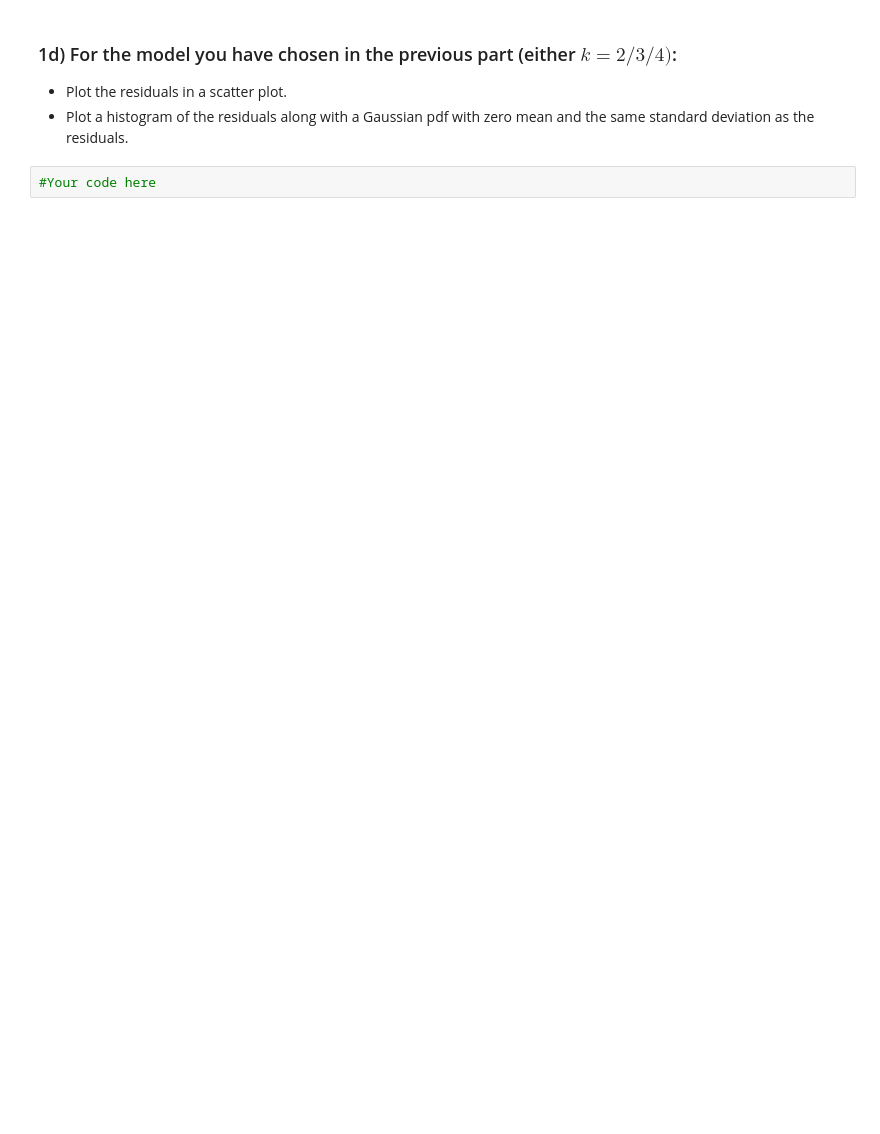
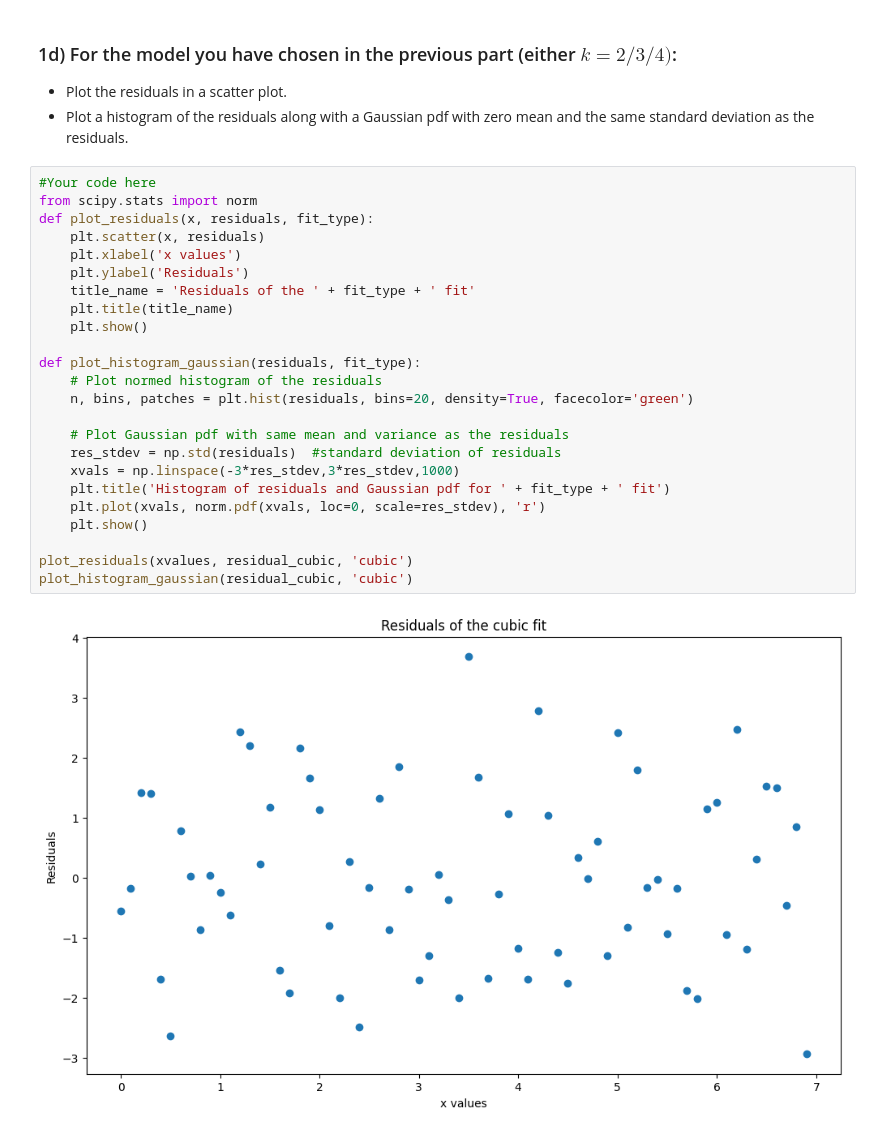
Before and after one commit to RohanDaggar/IB-data-science, a Jupyter notebook: Exercises/01 Exercise Notebook 1.ipynb, the cells around one changed output. Cells and saved outputs as stored; diff of their text form; blank space fills up the shorter version.

```diff
--- a/Exercises/01 Exercise Notebook 1.ipynb
+++ b/Exercises/01 Exercise Notebook 1.ipynb
@@ -99,5 +186,29 @@ assert(np.round(np.linalg.norm(res_test), 3) == 19.937)
 
 - Plot the residuals in a scatter plot.
 - Plot a histogram of the residuals along with a Gaussian pdf with zero mean and the same standard deviation as the residuals.
-# %%
-#Your code here
+# %%
+#Your code here
+from scipy.stats import norm
+def plot_residuals(x, residuals, fit_type):
+    plt.scatter(x, residuals)
+    plt.xlabel('x values')
+    plt.ylabel('Residuals')
+    title_name = 'Residuals of the ' + fit_type + ' fit'
+    plt.title(title_name)
+    plt.show()
+
+def plot_histogram_gaussian(residuals, fit_type):
+    # Plot normed histogram of the residuals
+    n, bins, patches = plt.hist(residuals, bins=20, density=True, facecolor='green')
+
+    # Plot Gaussian pdf with same mean and variance as the residuals
+    res_stdev = np.std(residuals)  #standard deviation of residuals
+    xvals = np.linspace(-3*res_stdev,3*res_stdev,1000)
+    plt.title('Histogram of residuals and Gaussian pdf for ' + fit_type + ' fit')
+    plt.plot(xvals, norm.pdf(xvals, loc=0, scale=res_stdev), 'r')
+    plt.show()
+
+plot_residuals(xvalues, residual_cubic, 'cubic')
+plot_histogram_gaussian(residual_cubic, 'cubic')
+# %% [output]
+[figure, added]
```
Also changed, not shown: parts of 7 cells of this notebook, 5 other files.
